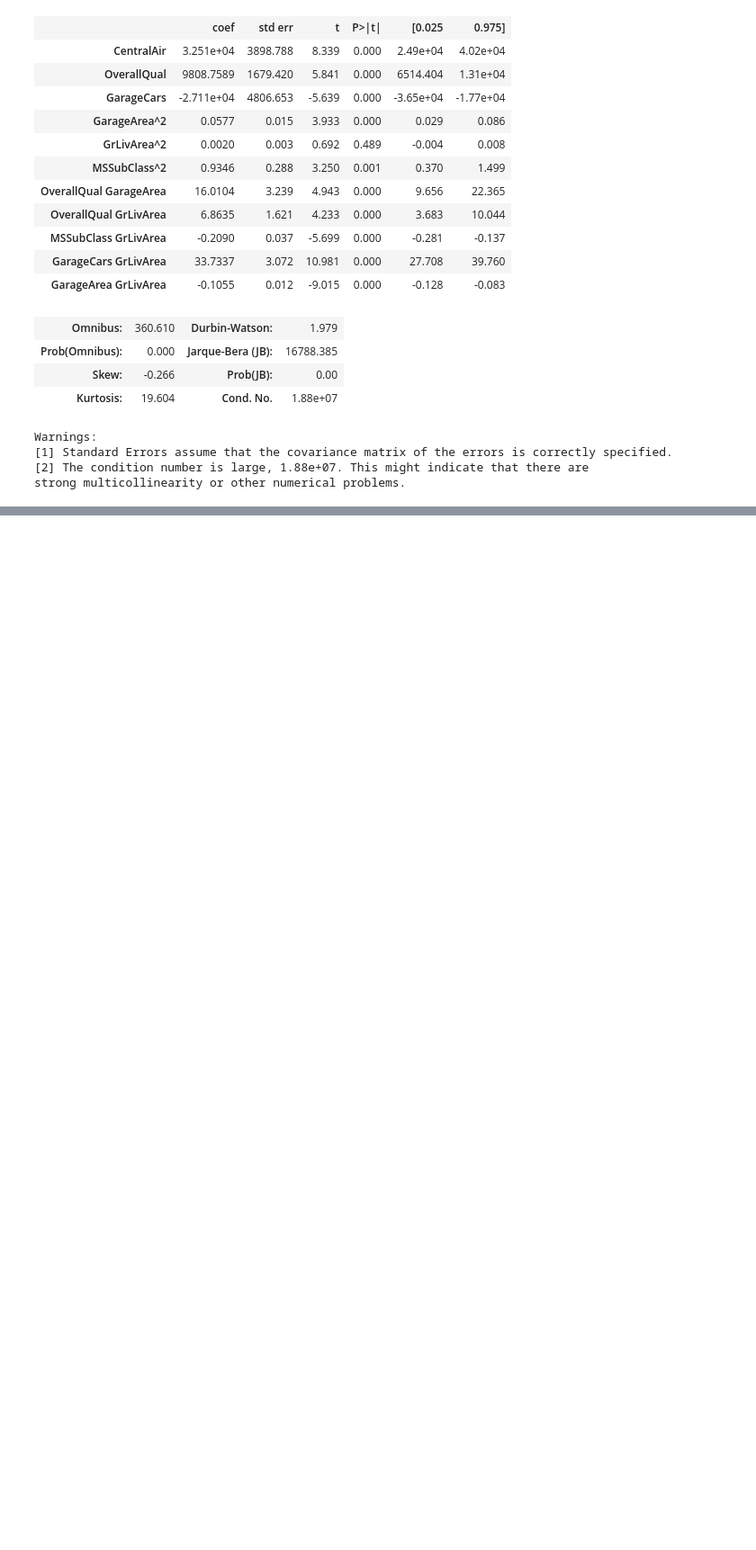
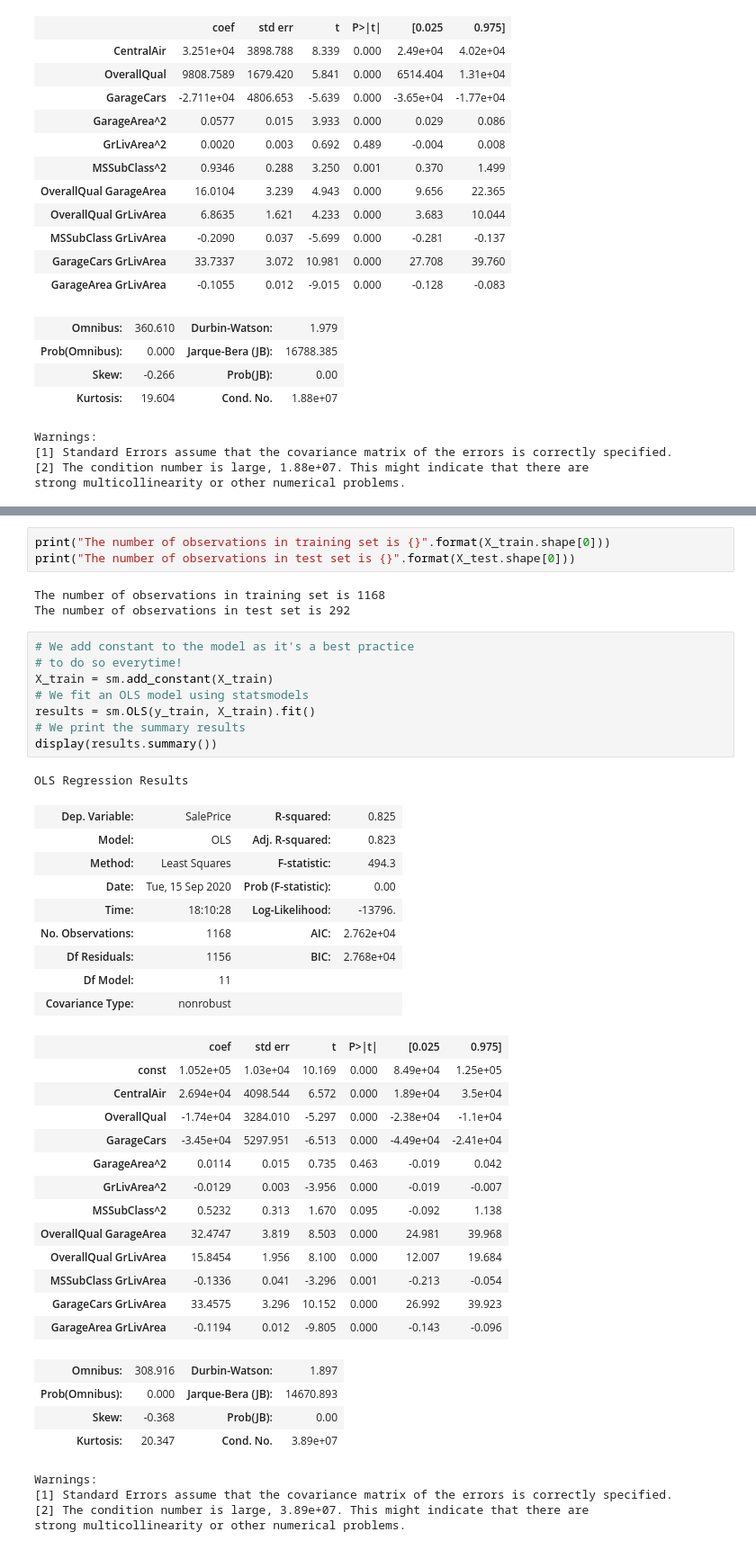
Before and after one commit to FurkanSrtc/DataScience, a Jupyter notebook: Assignments for Regression_Problems/A_02_simple_linear_regression_models.ipynb, the cells around one changed output, grey strips where cells are left out. Shown: that part at 90% size. Saved outputs shown, nothing was run; the diff lists cells and outputs as text; blank space fills up the shorter version.

```diff
--- a/Assignments for Regression_Problems/A_02_simple_linear_regression_models.ipynb
+++ b/Assignments for Regression_Problems/A_02_simple_linear_regression_models.ipynb
@@ -547,0 +579,46 @@ strong multicollinearity or other numerical problems.
+# %%
+print("The number of observations in training set is {}".format(X_train.shape[0]))
+print("The number of observations in test set is {}".format(X_test.shape[0]))
+# %% [output]
+The number of observations in training set is 1168
+The number of observations in test set is 292
+# %%
+# We add constant to the model as it's a best practice
+# to do so everytime!
+X_train = sm.add_constant(X_train)
+# We fit an OLS model using statsmodels
+results = sm.OLS(y_train, X_train).fit()
+# We print the summary results
+display(results.summary())
+# %% [output]
+OLS Regression Results
+| Dep. Variable: | SalePrice | R-squared: | 0.825 |
+| Model: | OLS | Adj. R-squared: | 0.823 |
+| Method: | Least Squares | F-statistic: | 494.3 |
+| Date: | Tue, 15 Sep 2020 | Prob (F-statistic): | 0.00 |
+| Time: | 18:10:28 | Log-Likelihood: | -13796. |
+| No. Observations: | 1168 | AIC: | 2.762e+04 |
+| Df Residuals: | 1156 | BIC: | 2.768e+04 |
+| Df Model: | 11 |  |  |
+| Covariance Type: | nonrobust |  |  |
+|  | coef | std err | t | P>|t| | [0.025 | 0.975] |
+| const | 1.052e+05 | 1.03e+04 | 10.169 | 0.000 | 8.49e+04 | 1.25e+05 |
+| CentralAir | 2.694e+04 | 4098.544 | 6.572 | 0.000 | 1.89e+04 | 3.5e+04 |
+| OverallQual | -1.74e+04 | 3284.010 | -5.297 | 0.000 | -2.38e+04 | -1.1e+04 |
+| GarageCars | -3.45e+04 | 5297.951 | -6.513 | 0.000 | -4.49e+04 | -2.41e+04 |
+| GarageArea^2 | 0.0114 | 0.015 | 0.735 | 0.463 | -0.019 | 0.042 |
+| GrLivArea^2 | -0.0129 | 0.003 | -3.956 | 0.000 | -0.019 | -0.007 |
+| MSSubClass^2 | 0.5232 | 0.313 | 1.670 | 0.095 | -0.092 | 1.138 |
+| OverallQual GarageArea | 32.4747 | 3.819 | 8.503 | 0.000 | 24.981 | 39.968 |
+| OverallQual GrLivArea | 15.8454 | 1.956 | 8.100 | 0.000 | 12.007 | 19.684 |
+| MSSubClass GrLivArea | -0.1336 | 0.041 | -3.296 | 0.001 | -0.213 | -0.054 |
+| GarageCars GrLivArea | 33.4575 | 3.296 | 10.152 | 0.000 | 26.992 | 39.923 |
+| GarageArea GrLivArea | -0.1194 | 0.012 | -9.805 | 0.000 | -0.143 | -0.096 |
+| Omnibus: | 308.916 | Durbin-Watson: | 1.897 |
+| Prob(Omnibus): | 0.000 | Jarque-Bera (JB): | 14670.893 |
+| Skew: | -0.368 | Prob(JB): | 0.00 |
+| Kurtosis: | 20.347 | Cond. No. | 3.89e+07 |
+Warnings:
+[1] Standard Errors assume that the covariance matrix of the errors is correctly specified.
+[2] The condition number is large, 3.89e+07. This might indicate that there are
+strong multicollinearity or other numerical problems.
```
Also changed, not shown: parts of 7 cells of this notebook.
